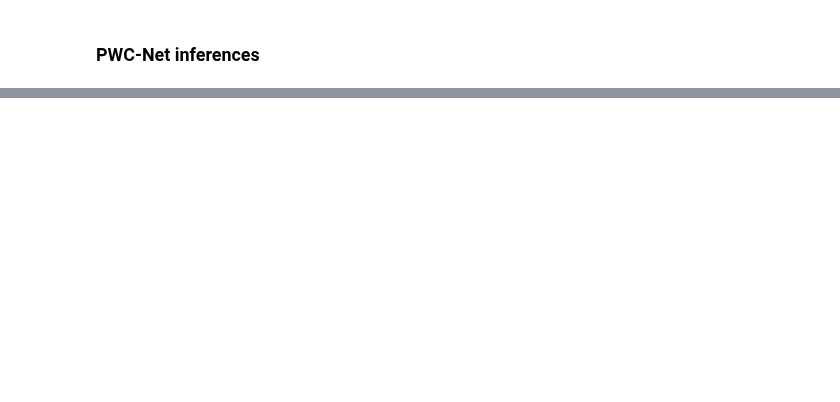
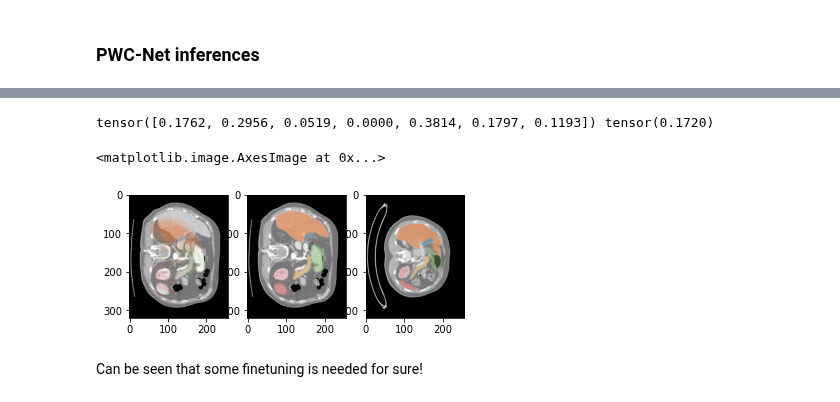
Before and after one commit to TillNicke/KD-for-optical-flow, a Jupyter notebook: Flow and PWC comparing.ipynb, the cells around one changed output, grey strips where cells are left out. Drawn from its saved outputs; the diff is of its cells as text; code cells hidden in the pictures; blank space fills up the shorter version.

```diff
--- a/Flow and PWC comparing.ipynb
+++ b/Flow and PWC comparing.ipynb
@@ -233,2 +245,17 @@ plt.imshow(overlaySegment(fixed.squeeze(),warped_seg_2.squeeze() * 255,False).nu
 # %% [markdown]
 ### PWC-Net inferences
+# %%
+pwc.cuda()
+pwc.eval()
+
+flow_pwc = pwc(pwc_input.cuda())
+
+flow_pwc = flow_pwc[0]*20
+flow_pwc = flow_pwc.cpu().data.numpy()
+
+flow_pwc = np.swapaxes(np.swapaxes(flow_pwc, 0, 1), 1, 2)
+
+u_ = cv2.resize(flow_pwc[:,:,0],(W,H))
+v_ = cv2.resize(flow_pwc[:,:,1],(W,H))
+flow_pwc = np.dstack((u_,v_))
+flow_pwc.shape
@@ -234,0 +265,3 @@ plt.imshow(overlaySegment(fixed.squeeze(),warped_seg_2.squeeze() * 255,False).nu
+# %%
+plt.imshow(flow2img(flow_pwc))
+flow_pwc = torch.from_numpy(flow_pwc)
@@ -234,0 +270,19 @@ plt.imshow(overlaySegment(fixed.squeeze(),warped_seg_2.squeeze() * 255,False).nu
+# %%
+warped_flow = warp(moving_seg.unsqueeze(0).float().cuda(), flow_pwc.reshape(1,2,H,W).cuda()).cpu().squeeze().to(torch.int64)
+# %%
+d1 = dice_coeff(warped_flow.unsqueeze(0), fixed_seg, 8)
+print(d1, d1.mean())
+# %% [output]
+tensor([0.1762, 0.2956, 0.0519, 0.0000, 0.3814, 0.1797, 0.1193]) tensor(0.1720)
+# %%
+plt.subplot(131)
+plt.imshow(overlaySegment(fixed.squeeze(),warped_flow.squeeze() ,False).numpy())
+plt.subplot(132)
+plt.imshow(overlaySegment(fixed.squeeze(),fixed_seg.squeeze() ,False).numpy())
+plt.subplot(133)
+plt.imshow(overlaySegment(moving.squeeze(),moving_seg.squeeze(),False).numpy())
+# %% [output]
+<matplotlib.image.AxesImage at 0x...>
+[figure, added]
+# %% [markdown]
+Can be seen that some finetuning is needed for sure!
```
Also changed, not shown: parts of 17 cells of this notebook, 1 other file.
